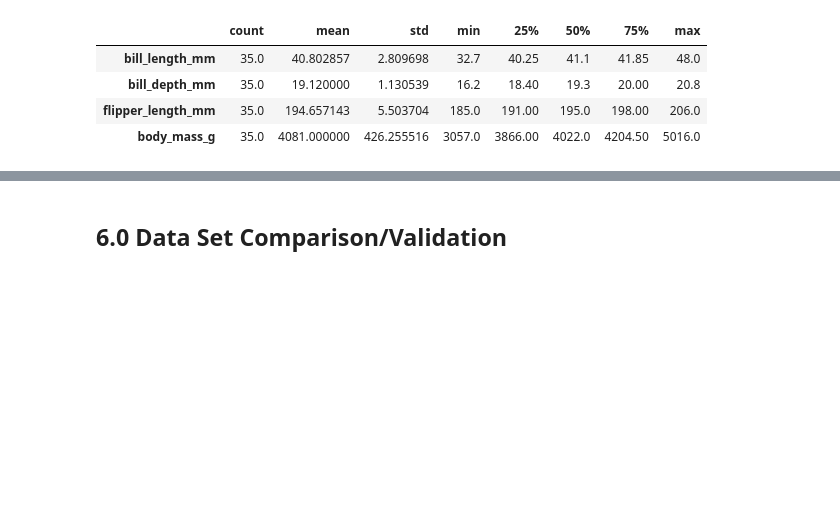
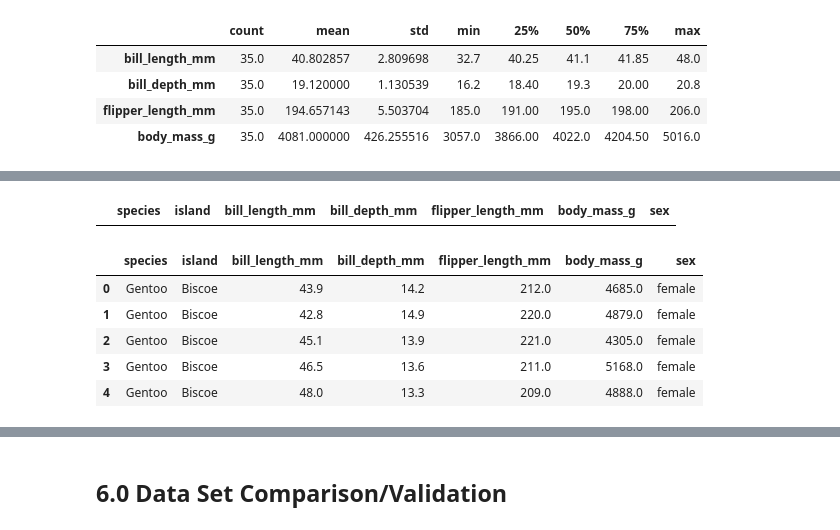
Before and after one commit to ssteffens/programming-data-analysis-project, a Jupyter notebook: project.ipynb, the cells around one changed output, grey strips where cells are left out. Cells and saved outputs as stored; diff of their text form; code cells hidden in the pictures; blank space fills up the shorter version.

```diff
--- a/project.ipynb
+++ b/project.ipynb
@@ -1520,0 +1552,4 @@ sim_male_adelie_torgersen.describe().transpose()
+# %%
+sim_penguins
+# %% [output]
+|  | species | island | bill_length_mm | bill_depth_mm | flipper_length_mm | body_mass_g | sex |
@@ -1520,0 +1562,9 @@ sim_male_adelie_torgersen.describe().transpose()
+# %%
+sim_penguins.head()
+# %% [output]
+|  | species | island | bill_length_mm | bill_depth_mm | flipper_length_mm | body_mass_g | sex |
+| 0 | Gentoo | Biscoe | 43.9 | 14.2 | 212.0 | 4685.0 | female |
+| 1 | Gentoo | Biscoe | 42.8 | 14.9 | 220.0 | 4879.0 | female |
+| 2 | Gentoo | Biscoe | 45.1 | 13.9 | 221.0 | 4305.0 | female |
+| 3 | Gentoo | Biscoe | 46.5 | 13.6 | 211.0 | 5168.0 | female |
+| 4 | Gentoo | Biscoe | 48.0 | 13.3 | 209.0 | 4888.0 | female |
```
Also changed, not shown: parts of 10 cells of this notebook.
